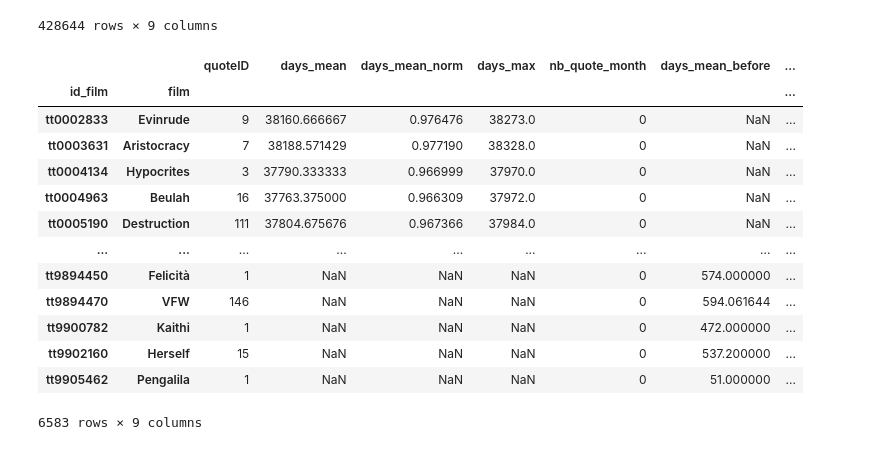
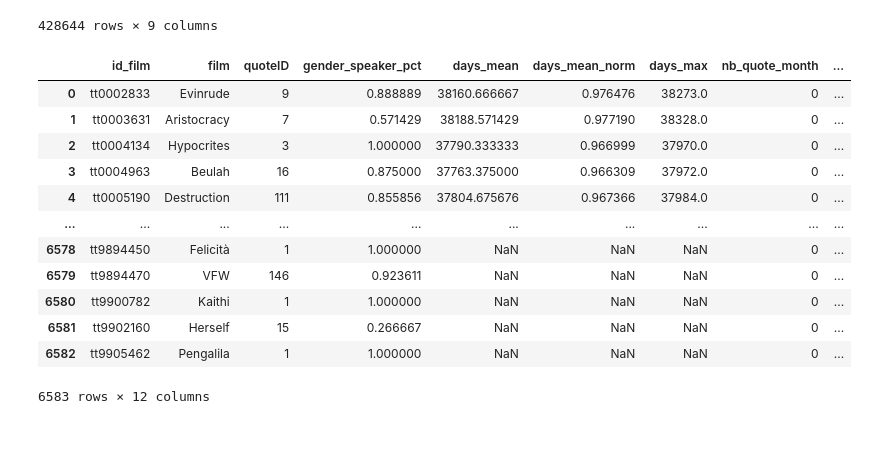
Before and after one commit to epfl-ada/ada-2021-project-escouade, a Jupyter notebook: src/Question_2.ipynb, the cells around one changed output. Cells and saved outputs as stored; diff of their text form; code cells hidden in the pictures.

```diff
--- a/src/Question_2.ipynb
+++ b/src/Question_2.ipynb
@@ -224,3 +148,5 @@ tconst_release_date.head()
 | 4 | tt0056801 | Unknown | 14.02.1963 |
 # %%
 moviefiltered_enriched = pd.merge(moviefiltered_clean, tconst_release_date, on = 'id_film', how = 'left')
+moviefiltered_enriched.drop(columns = ['publicy_place'], inplace = True)
+moviefiltered_enriched
@@ -302,5 +174,4 @@ __Discuss__ : Here we see the films that do not have a known release date in Wik
 # %%
 #delete films without publicy_date
 moviefiltered_enriched = moviefiltered_enriched[moviefiltered_enriched['publicy_date'].notna()]
-moviefiltered_enriched.drop(columns='publicy_place', inplace = True)
 moviefiltered_enriched.head()
@@ -362,6 +215,7 @@ df_datetime['nb_quote_month_before'] = df_datetime['days'].apply(lambda x : 1 if
 # %%
 agg_func_dict = {}
 agg_func_dict['quoteID'] = lambda x : abs(x.count())
+agg_func_dict['gender_speaker_pct'] = lambda x : abs(x.mean())
 agg_func_dict['days_mean'] = lambda x : abs(x.mean())
 agg_func_dict['days_mean_norm'] = lambda x : abs(x.mean())
 agg_func_dict['days_max'] = lambda x : abs(x.max())
@@ -380,24 +234,28 @@ days_mean_before_global_max = df_datetime['days_mean_before'].max()
 # %%
 df_datetime['days_mean_norm'] = (df_datetime['days_mean'] - days_mean_global_min) / (days_mean_global_max - days_mean_global_min)
 df_datetime['days_mean_norm_before'] = abs((df_datetime['days_mean_before'] - days_mean_global_min) / (days_mean_global_max - days_mean_global_min))
+# %%
+gender_dict = defaultdict(lambda : np.NaN)
+gender_dict.update({"male" : 1, "female" : 0})
+df_datetime['gender_speaker_pct'] = df_datetime['gender'].map(gender_dict)
 # %%
 df_agg = df_datetime.groupby(['id_film', 'film']).agg(agg_func_dict)
+df_agg.reset_index(inplace = True)
 df_agg
 # %% [output]
-|  |  | quoteID | days_mean | days_mean_norm | days_max | nb_quote_month | days_mean_before | ... |
-| id_film | film |  |  |  |  |  |  | ... |
-| tt0002833 | Evinrude | 9 | 38160.666667 | 0.976476 | 38273.0 | 0 | NaN | ... |
-| tt0003631 | Aristocracy | 7 | 38188.571429 | 0.977190 | 38328.0 | 0 | NaN | ... |
-| tt0004134 | Hypocrites | 3 | 37790.333333 | 0.966999 | 37970.0 | 0 | NaN | ... |
-| tt0004963 | Beulah | 16 | 37763.375000 | 0.966309 | 37972.0 | 0 | NaN | ... |
-| tt0005190 | Destruction | 111 | 37804.675676 | 0.967366 | 37984.0 | 0 | NaN | ... |
-| ... | ... | ... | ... | ... | ... | ... | ... | ... |
-| tt9894450 | Felicità | 1 | NaN | NaN | NaN | 0 | 574.000000 | ... |
-| tt9894470 | VFW | 146 | NaN | NaN | NaN | 0 | 594.061644 | ... |
-| tt9900782 | Kaithi | 1 | NaN | NaN | NaN | 0 | 472.000000 | ... |
-| tt9902160 | Herself | 15 | NaN | NaN | NaN | 0 | 537.200000 | ... |
-| tt9905462 | Pengalila | 1 | NaN | NaN | NaN | 0 | 51.000000 | ... |
+|  | id_film | film | quoteID | gender_speaker_pct | days_mean | days_mean_norm | days_max | nb_quote_month | ... |
+| 0 | tt0002833 | Evinrude | 9 | 0.888889 | 38160.666667 | 0.976476 | 38273.0 | 0 | ... |
+| 1 | tt0003631 | Aristocracy | 7 | 0.571429 | 38188.571429 | 0.977190 | 38328.0 | 0 | ... |
+| 2 | tt0004134 | Hypocrites | 3 | 1.000000 | 37790.333333 | 0.966999 | 37970.0 | 0 | ... |
+| 3 | tt0004963 | Beulah | 16 | 0.875000 | 37763.375000 | 0.966309 | 37972.0 | 0 | ... |
+| 4 | tt0005190 | Destruction | 111 | 0.855856 | 37804.675676 | 0.967366 | 37984.0 | 0 | ... |
+| ... | ... | ... | ... | ... | ... | ... | ... | ... | ... |
+| 6578 | tt9894450 | Felicità | 1 | 1.000000 | NaN | NaN | NaN | 0 | ... |
+| 6579 | tt9894470 | VFW | 146 | 0.923611 | NaN | NaN | NaN | 0 | ... |
+| 6580 | tt9900782 | Kaithi | 1 | 1.000000 | NaN | NaN | NaN | 0 | ... |
+| 6581 | tt9902160 | Herself | 15 | 0.266667 | NaN | NaN | NaN | 0 | ... |
+| 6582 | tt9905462 | Pengalila | 1 | 1.000000 | NaN | NaN | NaN | 0 | ... |
-6583 rows × 9 columns
+6583 rows × 12 columns
 # %%
 days_max_global_min = df_agg['days_max'].min()
 days_max_global_max = df_agg['days_max'].max()
```
Also changed, not shown: parts of 44 cells of this notebook.
